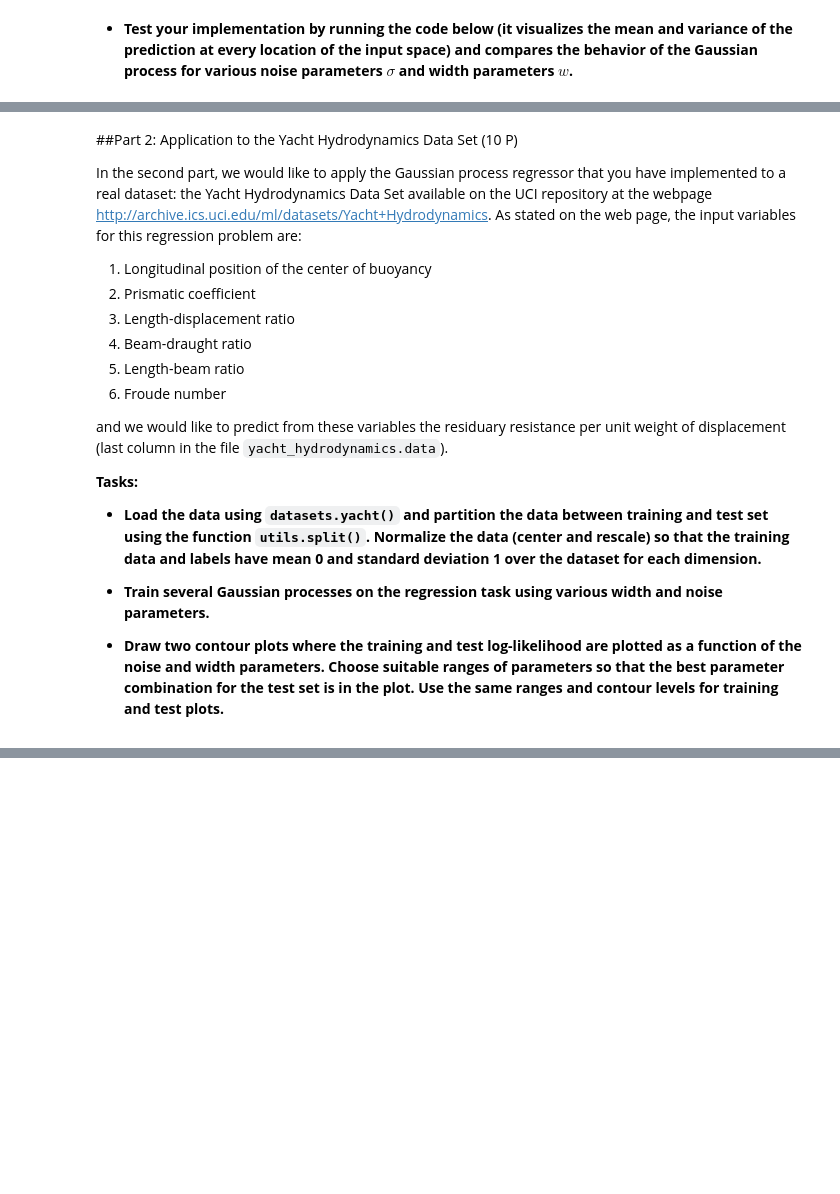
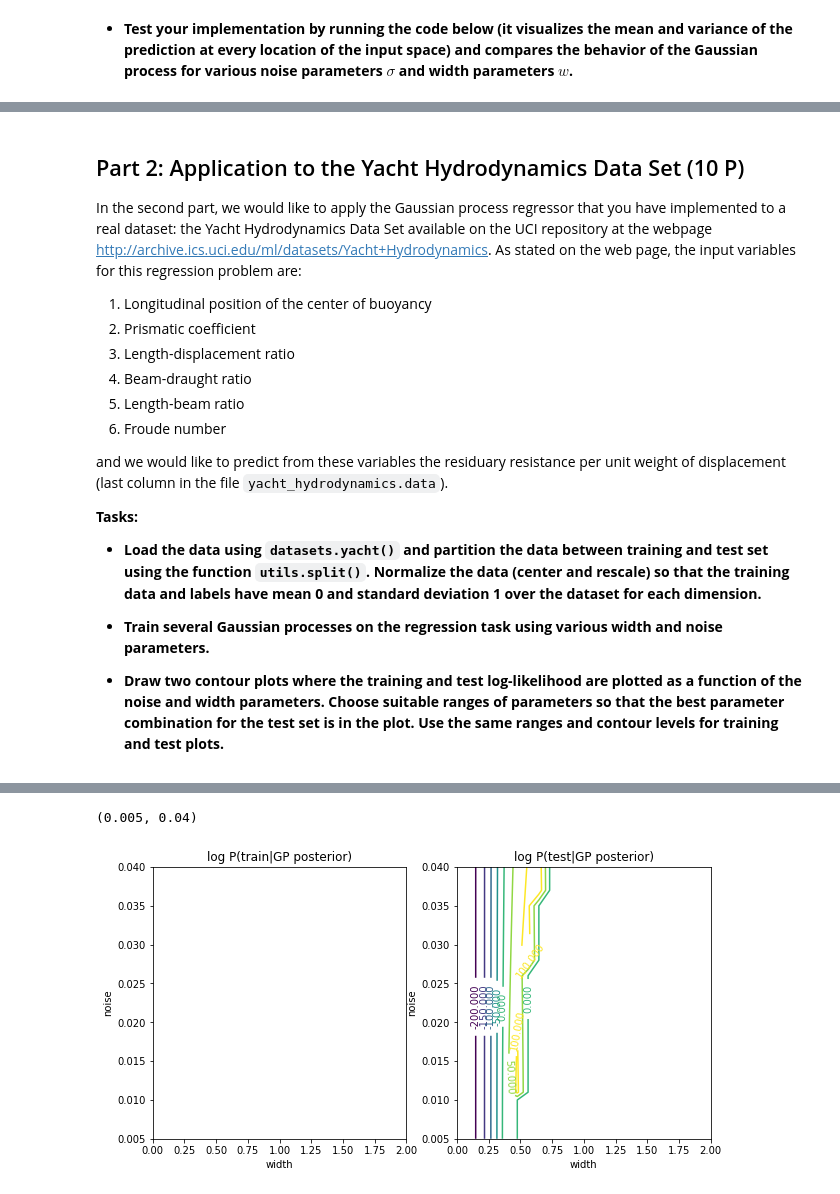
Before and after one commit to tbuz/MachineLearning-TUB, a Jupyter notebook: Week_10/Programming/sheet10.ipynb, the cells around one changed output, grey strips where cells are left out. Cells and saved outputs as stored; diff of their text form; code cells hidden in the pictures; blank space fills up the shorter version.

```diff
--- a/Week_10/Programming/sheet10.ipynb
+++ b/Week_10/Programming/sheet10.ipynb
@@ -66,11 +66,3 @@ where $|\cdot|$ is the determinant. Note that the likelihood of the data given t
  * **`def predict(self,Xtest):`** For the test set $X_\star$ of $m$ points received as parameter, return the mean vector of size $m$ and covariance matrix of size $m \times m$ of the corresponding output, that is, return the parameters $(\boldsymbol{\mu}_\star,C_\star)$ of the Gaussian distribution $\mathbf{f}_\star | \mathbf{f}$.
 
  * **`def loglikelihood(self,Xtest,Ytest):`** For a data set $X_\star$ of $m$ test points received as first parameter, return the loglikelihood of observing the outputs $\mathbf{y}_\star$ received as second parameter.
-# %%
-# --------------------------
-# TODO: Replace by your code
-# --------------------------
-import solutions
-class GP_Regressor(solutions.GP_Regressor):
-    pass
-# --------------------------
@@ -119,5 +156,5 @@ for i,noise in enumerate([2.5,0.5,0.1]):
 # %% [markdown]
-##Part 2: Application to the Yacht Hydrodynamics Data Set (10 P)
+## Part 2: Application to the Yacht Hydrodynamics Data Set (10 P)
 
 In the second part, we would like to apply the Gaussian process regressor that you have implemented to a real dataset: the Yacht Hydrodynamics Data Set available on the UCI repository at the webpage http://archive.ics.uci.edu/ml/datasets/Yacht+Hydrodynamics. As stated on the web page, the input variables for this regression problem are:
 
@@ -149,0 +179,68 @@ solutions.yacht()
+# %%
+%matplotlib inline
+
+Xtrain, Ytrain, Xtest, Ytest = utils.split(*datasets.yacht())
+
+Xtrain_normalized = 1./Xtrain.std(axis=0) * (Xtrain - Xtrain.mean(axis=0))
+Ytrain_normalized = 1./Ytrain.std() * (Ytrain - Ytrain.mean())
+
+Xtest_normalized = 1./Xtrain.std(axis=0) * (Xtest - Xtrain.mean(axis=0))
+Ytest_normalized = 1./Ytrain.std() * (Ytest - Ytrain.mean())
+
+print "After normalization"
+print "Xtrain.mean(axis=0): % 1.3f % 1.3f % 1.3f % 1.3f % 1.3f % 1.3f" % tuple(Xtrain_normalized.mean(axis=0))
+print "Xtest.mean(axis=0):  % 1.3f % 1.3f % 1.3f % 1.3f % 1.3f % 1.3f" % tuple(Xtest_normalized.mean(axis=0))
+print ""
+print "Xtrain.std(axis=0):  % 1.3f % 1.3f % 1.3f % 1.3f % 1.3f % 1.3f" % tuple(Xtrain_normalized.std(axis=0))
+print "Xtest.std(axis=0):   % 1.3f % 1.3f % 1.3f % 1.3f % 1.3f % 1.3f" % tuple(Xtest_normalized.std(axis=0))
+print ""
+print "Ytrain.mean():       % 1.3f" % (Ytrain_normalized.mean())
+print "Ytest.mean():        % 1.3f" % (Ytest_normalized.mean())
+print ""
+print "Ytrain.std():        % 1.3f" % (Ytrain_normalized.std())
+print "Ytest.std():         % 1.3f" % (Ytest_normalized.std())
+
+noises = np.arange(0.005,0.041, 0.001)
+noises = np.delete(noises, np.arange(1,noises.size,3))
+widths = np.arange(0.05, 2.05, 0.085)
+X, Y = np.meshgrid(widths, noises)
+
+lltrain = []
+lltest = []
+
+
+# Loop over several parameters:
+for noise in noises:
+    for width in widths:
+
+        # Create Gaussian process regressor object
+        gp = GP_Regressor(Xtrain_normalized,Ytrain_normalized,width,noise)
+
+        # Compute the log-likelihood of training and test data
+        a = gp.loglikelihood(Xtrain_normalized, Ytrain_normalized)
+        lltrain.append(a)
+        b = gp.loglikelihood(Xtest_normalized, Ytest_normalized)
+        lltest.append(b)
+
+Z_1 = np.array(lltrain).reshape(X.shape)
+Z_2 = np.array(lltest).reshape(X.shape)
+
+
+f, (ax1, ax2) = plt.subplots(1, 2)
+f.set_size_inches(10,5)
+ax1.set_title('log P(train|GP posterior)')
+ax1.set_xlabel('width')
+ax1.set_ylabel('noise')
+ax1.set_xlim(0.0,2.0)
+ax1.set_ylim(0.005,0.040)
+#CS = ax1.contour(X, Y, Z_1)
+#ax1.clabel(CS, inline=1, fontsize=10)
+
+ax2.set_title('log P(test|GP posterior)')
+ax2.set_xlabel('width')
+ax2.set_ylabel('noise')
+CS = ax2.contour(X, Y, Z_2)
+ax2.clabel(CS, inline=1, fontsize=10)
+ax2.set_xlim(0.0,2.0)
+ax2.set_ylim(0.005,0.040)
+# %% [output]
@@ -149,0 +259,2 @@ solutions.yacht()
+(0.005, 0.04)
+[figure, added]
```
Also changed, not shown: parts of 4 cells of this notebook.
